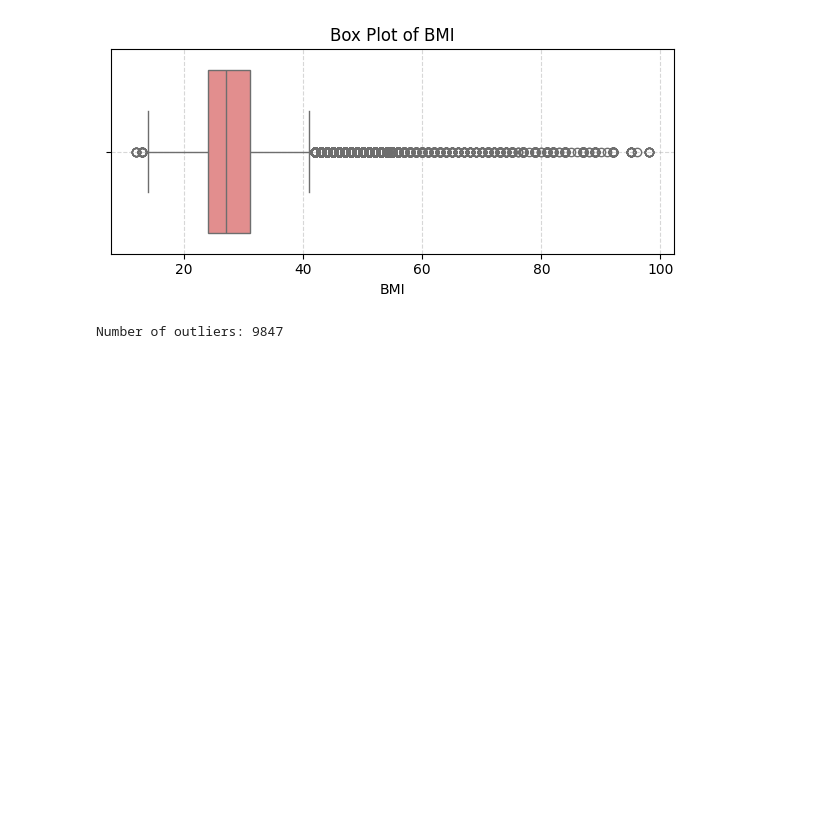
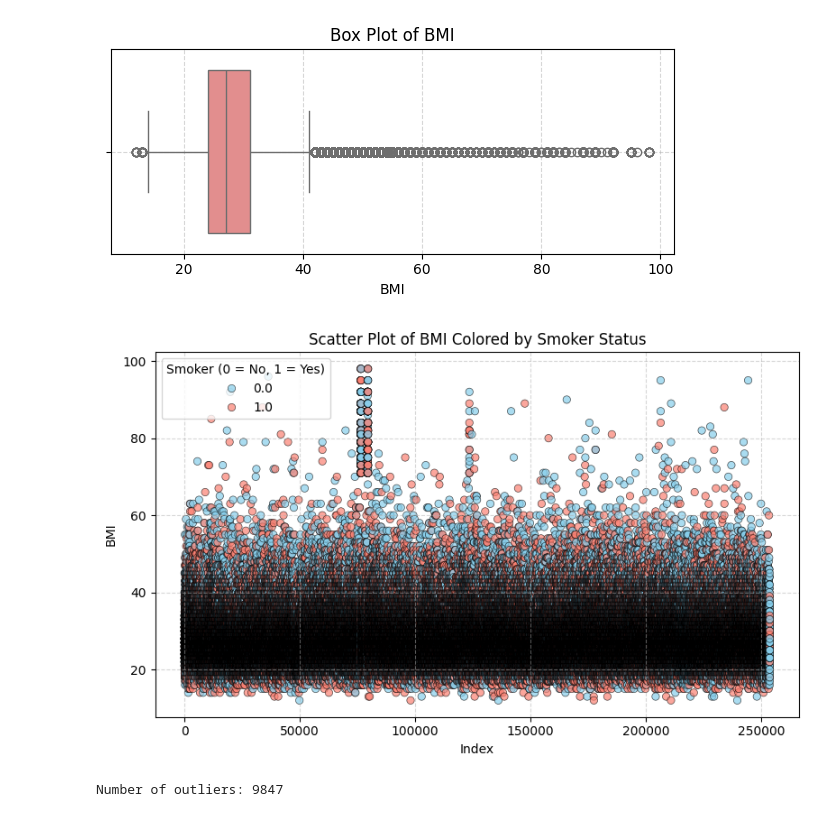
Before and after one commit to mrablfz05/diabetes-prediction, a Jupyter notebook: diabetes_prediction.ipynb, the cells around one changed output. Drawn from its saved outputs; the diff is of its cells as text; code cells hidden in the pictures; blank space fills up the shorter version.

Commit message:
EDA: get it on Smoker column and get some ratios between smoking, bmi with diabetes

```diff
--- a/diabetes_prediction.ipynb
+++ b/diabetes_prediction.ipynb
@@ -637,6 +637,27 @@ plt.tight_layout()
 plt.show()
 # %% [output]
 [figure]
+# %%
+plt.figure(figsize=(8, 5))
+sns.scatterplot(
+    x=range(len(diabetes["BMI"])),
+    y="BMI",
+    hue="Smoker",
+    palette={0: "skyblue", 1: "salmon"},
+    data=diabetes,
+    alpha=0.7,
+    edgecolor="black"
+)
+
+plt.title("Scatter Plot of BMI Colored by Smoker Status")
+plt.xlabel("Index")
+plt.ylabel("BMI")
+plt.grid(True, linestyle='--', alpha=0.5)
+plt.legend(title="Smoker (0 = No, 1 = Yes)")
+plt.tight_layout()
+plt.show()
+# %% [output]
+[figure, added]
 # %%
 bmi = diabetes["BMI"]
 Q1 = bmi.quantile(0.25)
```
Also changed, not shown: parts of 9 cells of this notebook.
